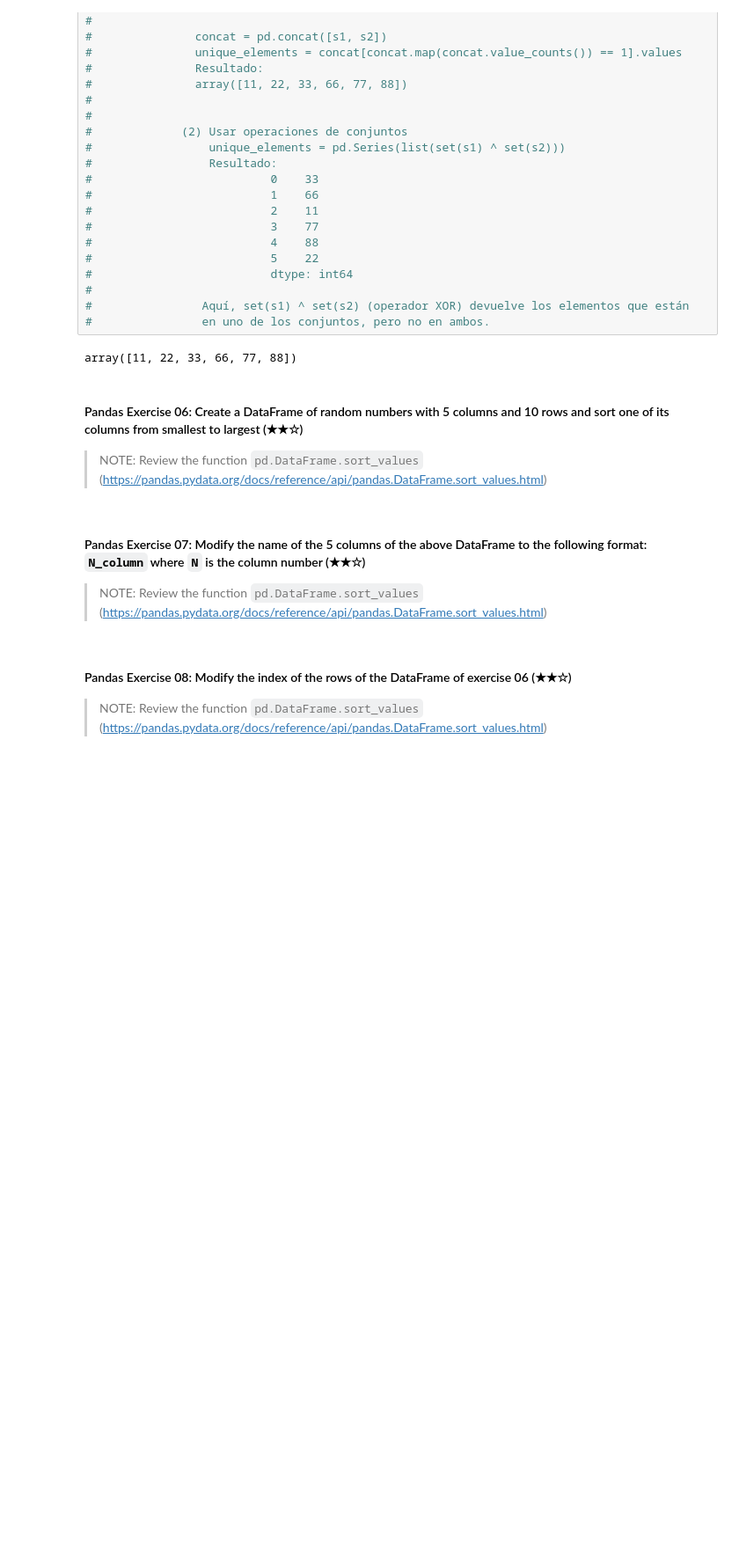
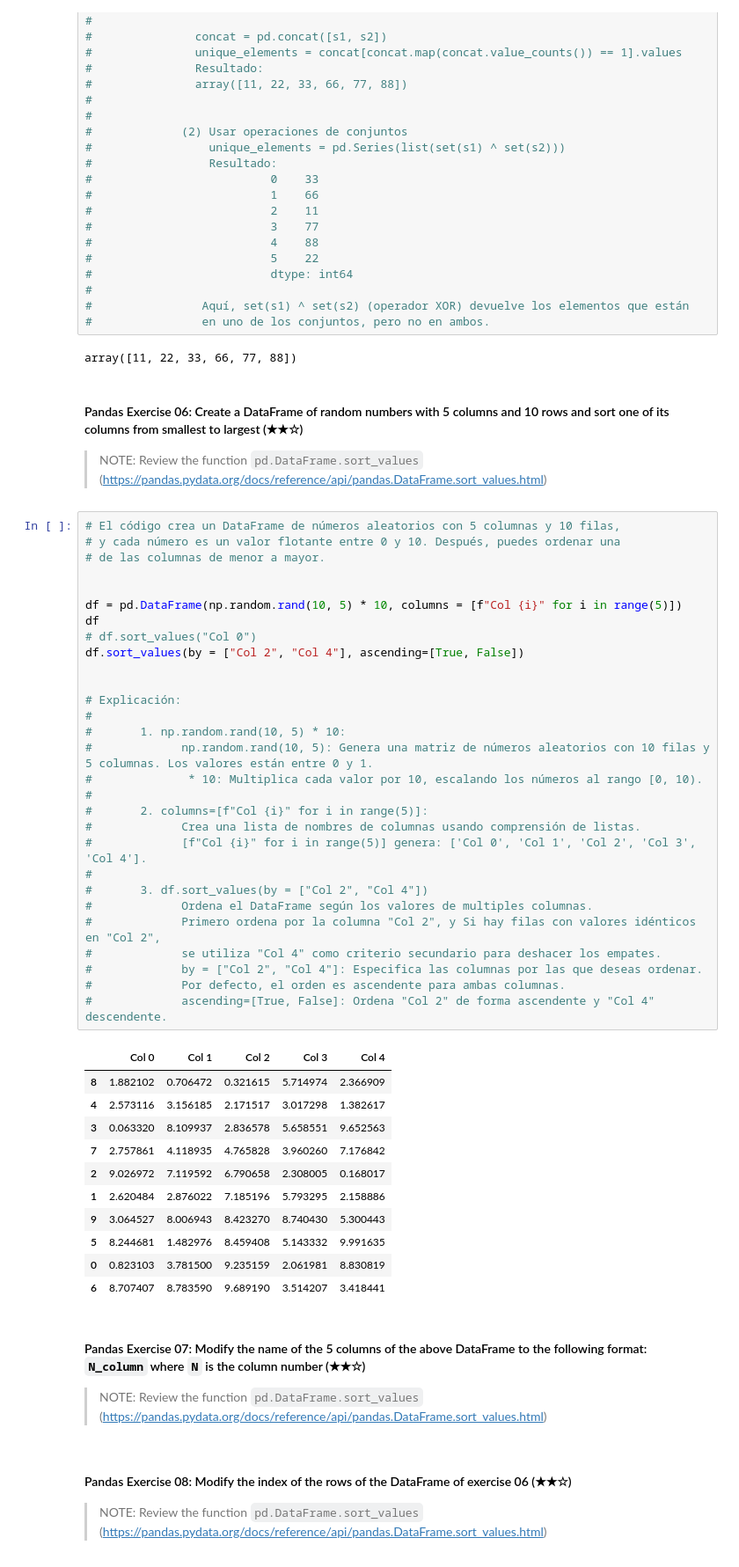
Before and after one commit to mvlarra/4Geeks_Pandas, a Jupyter notebook: 03-pandas/03.1-Intro-To-Pandas.ipynb, the cells around one changed output. Shown at 88% size. Cells and saved outputs as stored; diff of their text form; blank space fills up the shorter version.

```diff
--- a/03-pandas/03.1-Intro-To-Pandas.ipynb
+++ b/03-pandas/03.1-Intro-To-Pandas.ipynb
@@ -884,6 +884,47 @@ array([11, 22, 33, 66, 77, 88])
 #### Pandas Exercise 06: Create a DataFrame of random numbers with 5 columns and 10 rows and sort one of its columns from smallest to largest (★★☆)
 
 > NOTE: Review the function `pd.DataFrame.sort_values` (https://pandas.pydata.org/docs/reference/api/pandas.DataFrame.sort_values.html)
+# %%
+# El código crea un DataFrame de números aleatorios con 5 columnas y 10 filas,
+# y cada número es un valor flotante entre 0 y 10. Después, puedes ordenar una
+# de las columnas de menor a mayor.
+
+
+df = pd.DataFrame(np.random.rand(10, 5) * 10, columns = [f"Col {i}" for i in range(5)])
+df
+# df.sort_values("Col 0")
+df.sort_values(by = ["Col 2", "Col 4"], ascending=[True, False])
+
+
+# Explicación:
+#
+#       1. np.random.rand(10, 5) * 10:
+#             np.random.rand(10, 5): Genera una matriz de números aleatorios con 10 filas y 5 columnas. Los valores están entre 0 y 1.
+#              * 10: Multiplica cada valor por 10, escalando los números al rango [0, 10).
+#
+#       2. columns=[f"Col {i}" for i in range(5)]:
+#             Crea una lista de nombres de columnas usando comprensión de listas.
+#             [f"Col {i}" for i in range(5)] genera: ['Col 0', 'Col 1', 'Col 2', 'Col 3', 'Col 4'].
+#
+#       3. df.sort_values(by = ["Col 2", "Col 4"])
+#             Ordena el DataFrame según los valores de multiples columnas.
+#             Primero ordena por la columna "Col 2", y Si hay filas con valores idénticos en "Col 2",
+#             se utiliza "Col 4" como criterio secundario para deshacer los empates.
+#             by = ["Col 2", "Col 4"]: Especifica las columnas por las que deseas ordenar.
+#             Por defecto, el orden es ascendente para ambas columnas.
+#             ascending=[True, False]: Ordena "Col 2" de forma ascendente y "Col 4" descendente.
+# %% [output]
+|  | Col 0 | Col 1 | Col 2 | Col 3 | Col 4 |
+| 8 | 1.882102 | 0.706472 | 0.321615 | 5.714974 | 2.366909 |
+| 4 | 2.573116 | 3.156185 | 2.171517 | 3.017298 | 1.382617 |
+| 3 | 0.063320 | 8.109937 | 2.836578 | 5.658551 | 9.652563 |
+| 7 | 2.757861 | 4.118935 | 4.765828 | 3.960260 | 7.176842 |
+| 2 | 9.026972 | 7.119592 | 6.790658 | 2.308005 | 0.168017 |
+| 1 | 2.620484 | 2.876022 | 7.185196 | 5.793295 | 2.158886 |
+| 9 | 3.064527 | 8.006943 | 8.423270 | 8.740430 | 5.300443 |
+| 5 | 8.244681 | 1.482976 | 8.459408 | 5.143332 | 9.991635 |
+| 0 | 0.823103 | 3.781500 | 9.235159 | 2.061981 | 8.830819 |
+| 6 | 8.707407 | 8.783590 | 9.689190 | 3.514207 | 3.418441 |
 # %% [markdown]
 #### Pandas Exercise 07: Modify the name of the 5 columns of the above DataFrame to the following format: `N_column` where `N` is the column number (★★☆)
 
```
